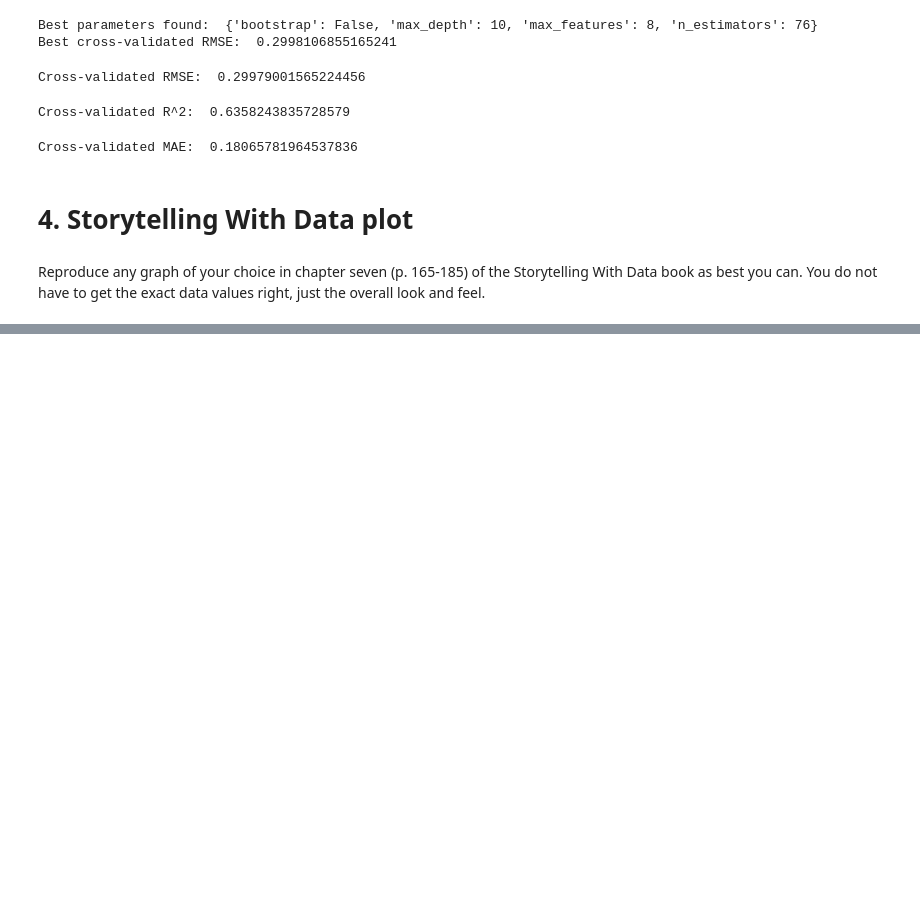
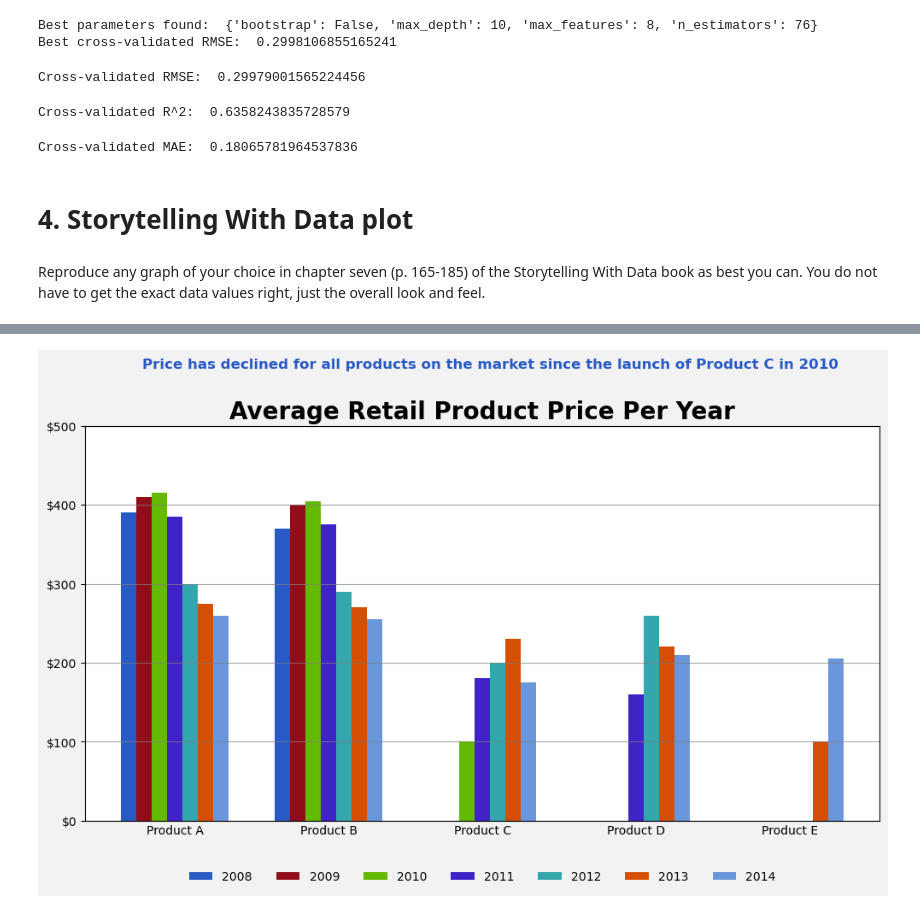
Before and after one commit to DaveD-BU/DX699-2025-spring-B2, a Jupyter notebook: OMDS-ModB2-Week11-Davis-David.ipynb, the cells around one changed output, grey strips where cells are left out. Cells and saved outputs as stored; diff of their text form; code cells hidden in the pictures; blank space fills up the shorter version.

```diff
--- a/OMDS-ModB2-Week11-Davis-David.ipynb
+++ b/OMDS-ModB2-Week11-Davis-David.ipynb
@@ -295,0 +300,53 @@ Reproduce any graph of your choice in chapter seven (p. 165-185) of the Storytel
+# %%
+import matplotlib.pyplot as plt
+import numpy as np
+
+# Data
+years = ['2008', '2009', '2010', '2011', '2012', '2013', '2014']
+products = ['Product A', 'Product B', 'Product C', 'Product D', 'Product E']
+prices = {
+    'Product A': [390, 410, 415, 385, 300, 275, 260],
+    'Product B': [370, 400, 405, 375, 290, 270, 255],
+    'Product C': [0, 0, 100, 180, 200, 230, 175],
+    'Product D': [0, 0, 0, 160, 260, 220, 210],
+    'Product E': [0, 0, 0, 0, 0, 100, 205]
+}
+
+# Colors (mapping to the years)
+colors = ['#285ac5', '#920d1a', '#64ba00', '#3f23c7', '#34a7ad', '#d44f03', '#6a96dc']
+
+# Create the plot
+fig, ax = plt.subplots()
+fig.set_size_inches(12, 6)
+bar_width = 0.1
+index = np.arange(len(products))
+
+# Create bars for each year
+for i, year in enumerate(years):
+    prices_per_year = [prices[product][i] for product in products]
+    ax.bar(index + i * bar_width, prices_per_year, bar_width, label=year, color=colors[i])
+    # Add horizontal grid lines at the y labels
+
+# Set labels and title
+ax.set_title('Average Retail Product Price Per Year', fontsize=20, fontweight='bold')
+ax.set_xticks(index + bar_width * 3)
+ax.set_xticklabels(products)
+ax.tick_params(axis='x', which='both', length=0)  # Remove ticks but keep labels
+
+# Set y-ticks and format them as dollars
+ax.set_yticks([0, 100, 200, 300, 400, 500])
+ax.set_yticklabels(['$0','$100', '$200', '$300', '$400', '$500'])
+ax.yaxis.grid(True, linestyle='-', color='gray', alpha=0.7)
+
+# Add legend to show the mapping between bar color and corresponding year
+ax.legend(loc='upper center', bbox_to_anchor=(0.5, -0.1), ncol=len(years), frameon=False)
+
+label = ("Price has declined for all products on the market since the launch of Product C in 2010")
+plt.figtext(0.52,1, label, ha="center", va="center",  fontsize=12, fontweight="bold", color="#285ac5")
+
+
+
+# Display the chart
+plt.show()
+# %% [output]
+[figure, added]
```
Also changed, not shown: parts of 1 cell of this notebook.
